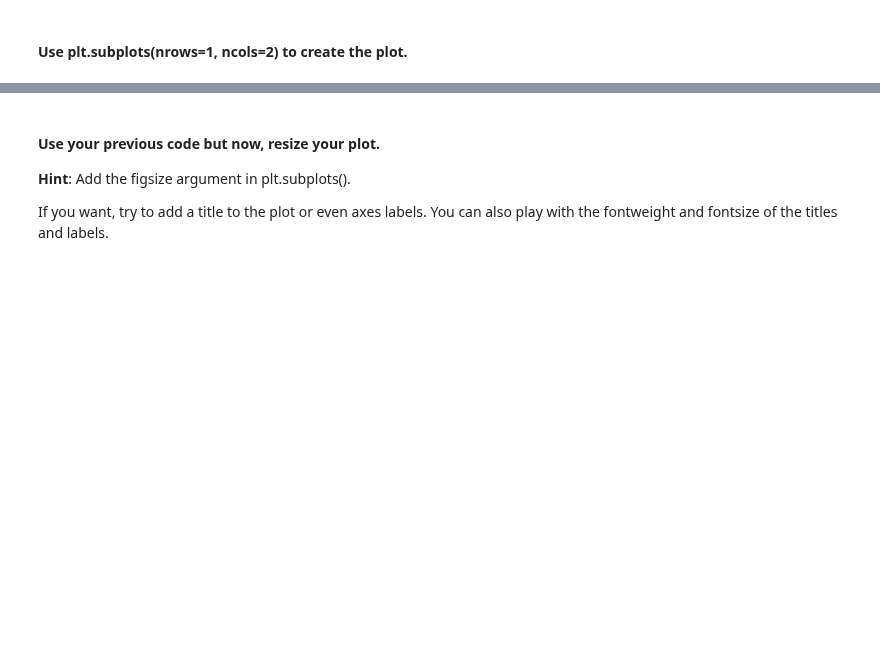
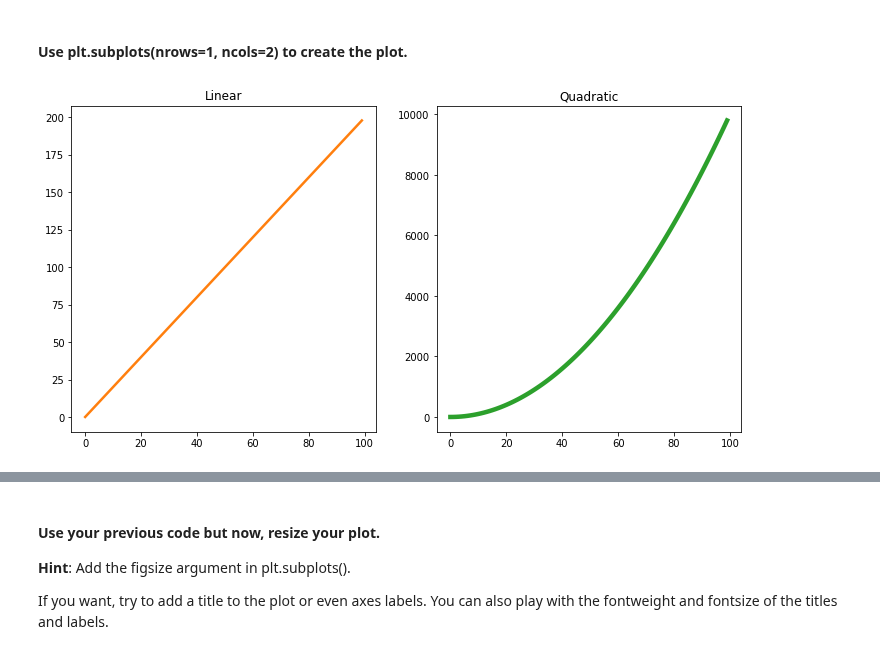
Before and after one commit to ta-data-lis/lab-matplotlib-seaborn, a Jupyter notebook: your-code/main.ipynb, the cells around one changed output, grey strips where cells are left out. Cells and saved outputs as stored; diff of their text form; code cells hidden in the pictures; blank space fills up the shorter version.

```diff
--- a/your-code/main.ipynb
+++ b/your-code/main.ipynb
@@ -30,0 +28,17 @@ Also, play around with the linewidth and style. Use the ones you're most happy w
+# %%
+# Method 1 - using matplotlib (and creating subplots)
+
+#creating the subplot area
+fig, (ax1, ax2) = plt.subplots(nrows=1, ncols=2, figsize=(12,6))
+
+#making nice little plots
+
+ax1.plot(x,y,'tab:orange', linewidth = 2.5)
+ax1.title.set_text('Linear')
+
+ax2.plot(x,z, 'tab:green',linewidth = 4.5)
+ax2.title.set_text('Quadratic')
+
+plt.show()
+# %% [output]
+[figure, added]
```
Also changed, not shown: parts of 52 cells of this notebook, 1 other file.
